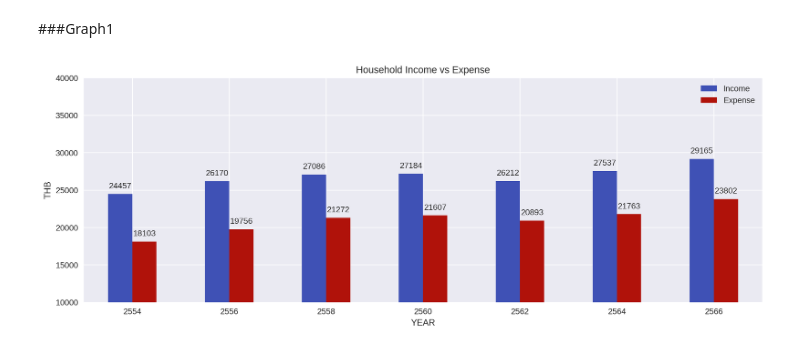
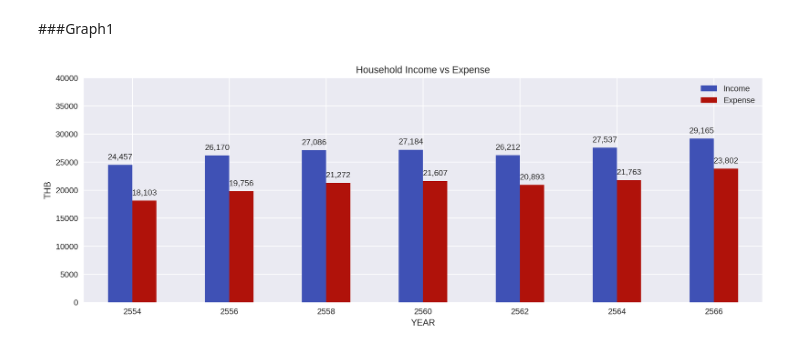
Before and after one commit to JidapaBur/TH_Avg_HouseholdIncome, a Jupyter notebook: TH_Avg_HouseholdIncome.ipynb, the cells around one changed output. Saved outputs shown, nothing was run; the diff lists cells and outputs as text; code cells hidden in the pictures.

```diff
--- a/TH_Avg_HouseholdIncome.ipynb
+++ b/TH_Avg_HouseholdIncome.ipynb
@@ -95,7 +95,9 @@ tb12 = tb12.reset_index(drop=True)
 #Rename Columns
 tb_inner = tb12.rename(columns={'MONTHLY_INCOME': 'Income', 'VALUE': 'Expense'})
 tb = tb_inner[[ 'YEAR', 'Income', 'Expense']]
+tb['Gap'] = tb['Income'] - tb['Expense']
 
+display(tb.head(10))
 
 #Merge Table of GDP
 tb13 = pd.merge(tb, tb3, on=['YEAR'], how='inner')
@@ -137,28 +147,29 @@ Plotly 5.24.1
 # %%
 #Figure setting
 plt.figure(figsize=(15,5),dpi=250)
 
 #plt.bar(x - 0.5, y[0], width=1 )   # Shift bars to the left to avoid overlapping
 #plt.bar(x + 0.5, y[1], width=1)    # Shift bars to the right to avoid overlapping
 
 # Store the current axes in a separated variable
 ax = plt.gca()
 
 # Plot: Alternative 1
 tb.plot.bar(ax=ax, x='YEAR', y = ['Income','Expense'],color=['#3f51b5', '#b0120a'], title='Household Income vs Expense', ylabel='THB' )
 
 _ = plt.setp( plt.gca().get_xticklabels(),    # Set one or more properties regarding this artist object
               rotation=0, horizontalalignment='center' )
 
 #custom y-exis
-plt.ylim(10000, 40000)
+plt.ylim(0, 40000)
 
 #Show value
 for container in ax.containers:
-    ax.bar_label(container, label_type='edge', fontsize=10, padding=5)
+    ax.bar_label(container, labels=[f'{bar.get_height():,.0f}' for bar in container], label_type='edge', fontsize=10, padding=5)
+
 
 #Save png
 plt.savefig('monthly_income_expense.png')
 plt.show()
 # %% [output]
-[figure, old version]
+[figure, new version]
```
Also changed, not shown: parts of 4 cells of this notebook.
